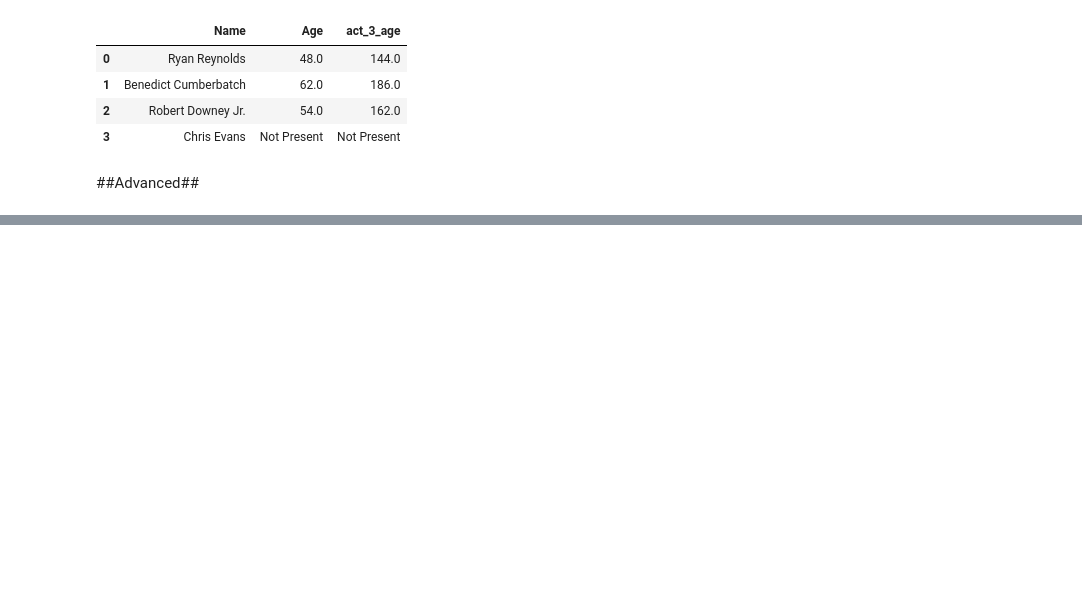
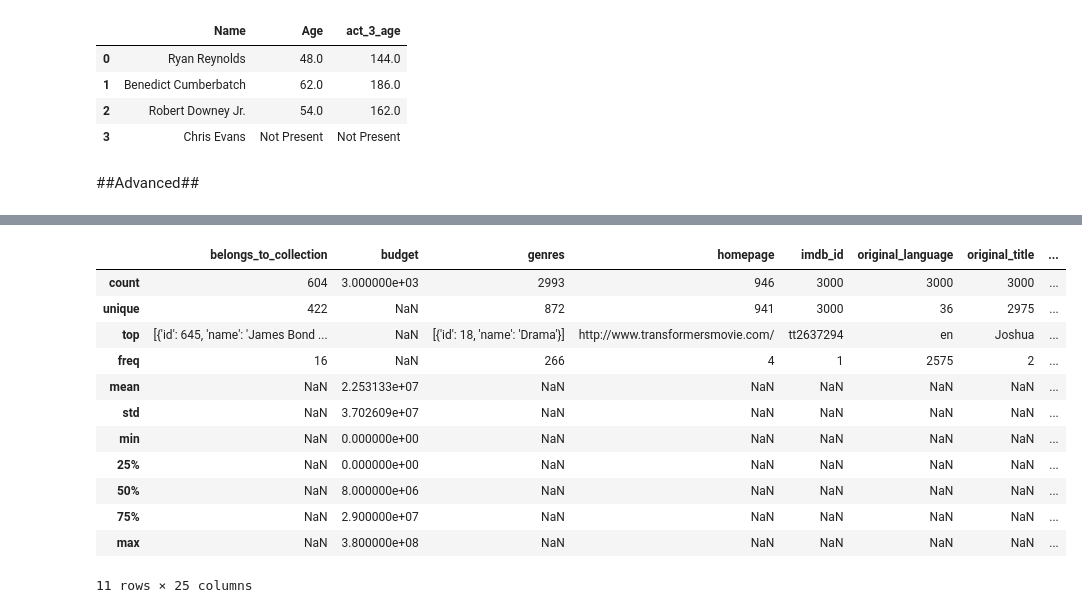
Before and after one commit to prajwal-mv/Python_Practice, a Jupyter notebook: Pandas.ipynb, the cells around one changed output, grey strips where cells are left out. Saved outputs shown, nothing was run; the diff lists cells and outputs as text; code cells hidden in the pictures; blank space fills up the shorter version.

```diff
--- a/Pandas.ipynb
+++ b/Pandas.ipynb
@@ -150,0 +341,3 @@ actor_df
+# %%
+#half runtime movies
+df['Half_runtime'] = df['runtime'] * 0.5
@@ -150,0 +359,2 @@ actor_df
+# %%
+df['movie_profit'] = df['revenue'] - df['budget']
@@ -150,0 +371,19 @@ actor_df
+# %%
+# Remove column
+df.drop(['id'], axis = 1, inplace=True)
+# %%
+df.describe( include ='all')
+# %% [output]
+|  | belongs_to_collection | budget | genres | homepage | imdb_id | original_language | original_title | ... |
+| count | 604 | 3.000000e+03 | 2993 | 946 | 3000 | 3000 | 3000 | ... |
+| unique | 422 | NaN | 872 | 941 | 3000 | 36 | 2975 | ... |
+| top | [{'id': 645, 'name': 'James Bond ... | NaN | [{'id': 18, 'name': 'Drama'}] | http://www.transformersmovie.com/ | tt2637294 | en | Joshua | ... |
+| freq | 16 | NaN | 266 | 4 | 1 | 2575 | 2 | ... |
+| mean | NaN | 2.253133e+07 | NaN | NaN | NaN | NaN | NaN | ... |
+| std | NaN | 3.702609e+07 | NaN | NaN | NaN | NaN | NaN | ... |
+| min | NaN | 0.000000e+00 | NaN | NaN | NaN | NaN | NaN | ... |
+| 25% | NaN | 0.000000e+00 | NaN | NaN | NaN | NaN | NaN | ... |
+| 50% | NaN | 8.000000e+06 | NaN | NaN | NaN | NaN | NaN | ... |
+| 75% | NaN | 2.900000e+07 | NaN | NaN | NaN | NaN | NaN | ... |
+| max | NaN | 3.800000e+08 | NaN | NaN | NaN | NaN | NaN | ... |
+11 rows × 25 columns
```
Also changed, not shown: parts of 44 cells of this notebook.
